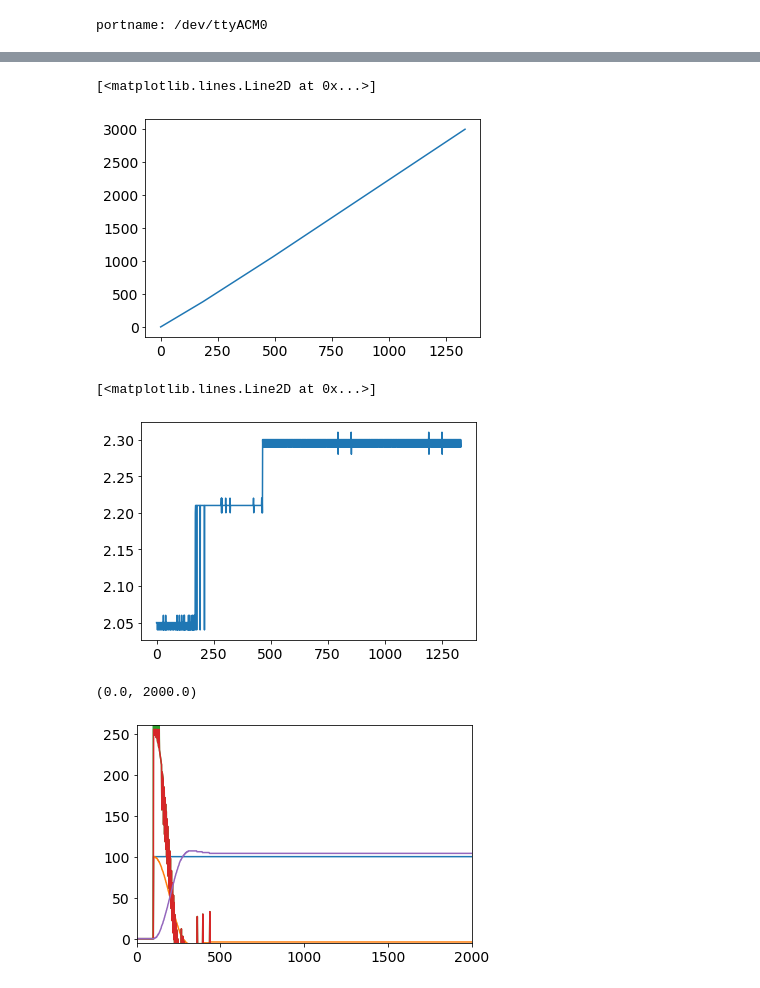
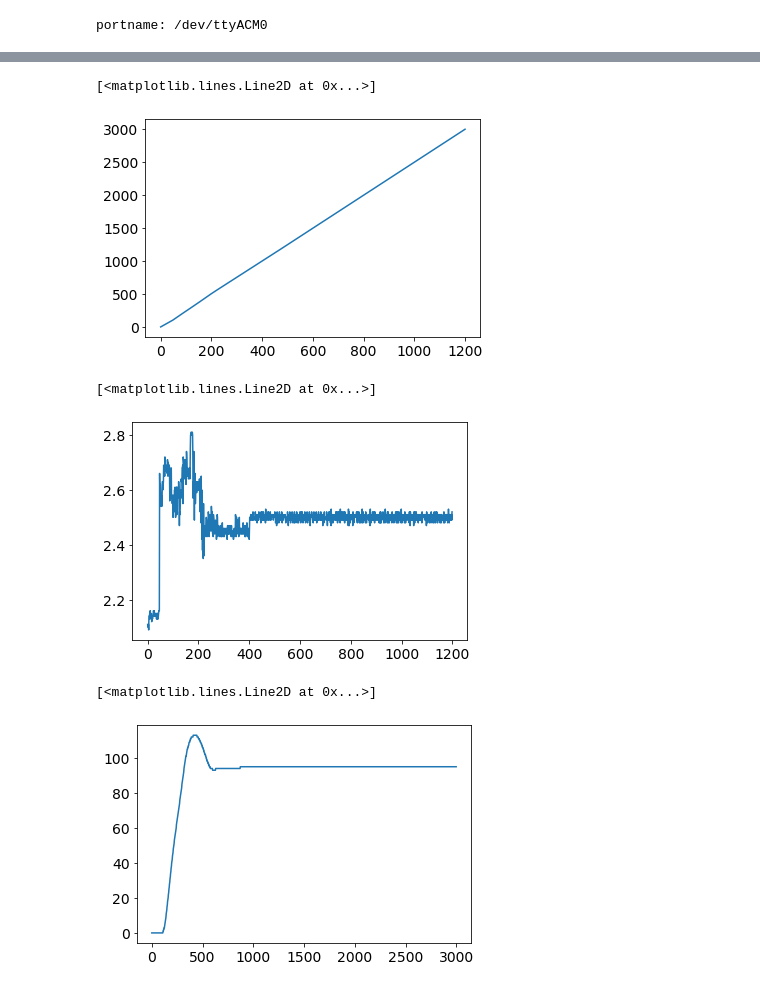
Before and after one commit to ryanGT/sabbatical_github, a Jupyter notebook: arduino_oop_block_diagram/test_runner_v1.ipynb, the cells around one changed output, grey strips where cells are left out. Saved outputs shown, nothing was run; the diff lists cells and outputs as text; code cells hidden in the pictures.

```diff
--- a/arduino_oop_block_diagram/test_runner_v1.ipynb
+++ b/arduino_oop_block_diagram/test_runner_v1.ipynb
@@ -114,12 +119,15 @@ enter any character to start a test
 float_array = data_to_float_array(data)
 # %%
 t = float_array[:,0]
+# %%
+if t[0] > 500:
+    t[0] = 0
 # %%
 plt.figure()
 plt.plot(t)
 # %% [output]
 [<matplotlib.lines.Line2D at 0x...>]
-[figure, old version]
+[figure, new version]
 # %%
 dt_array = t[1:]-t[0:-1]
 # %%
@@ -127,6 +135,7 @@ plt.figure()
 plt.plot(dt_array)
 # %% [output]
 [<matplotlib.lines.Line2D at 0x...>]
-[figure, old version]
+[figure, new version]
 # %%
-enc = float_array[:,-1]
+enc = float_array[:,-2]
+az = float_array[:,-1]
@@ -135,8 +142,9 @@ v_sat = float_array[:,2]
 # %%
 plt.figure()
-plt.plot(t,float_array[:,1:])
-plt.ylim([-5,260])
-plt.xlim([0,2000])
+plt.plot(t, enc)
+#plt.ylim([-5,260])
+#plt.xlim([0,2000])
+#plt.legend(['ax','ay','az'])
 # %% [output]
-(0.0, 2000.0)
+[<matplotlib.lines.Line2D at 0x...>]
-[figure, old version]
+[figure, new version]
```
Also changed, not shown: parts of 4 cells of this notebook, 5 other files.
